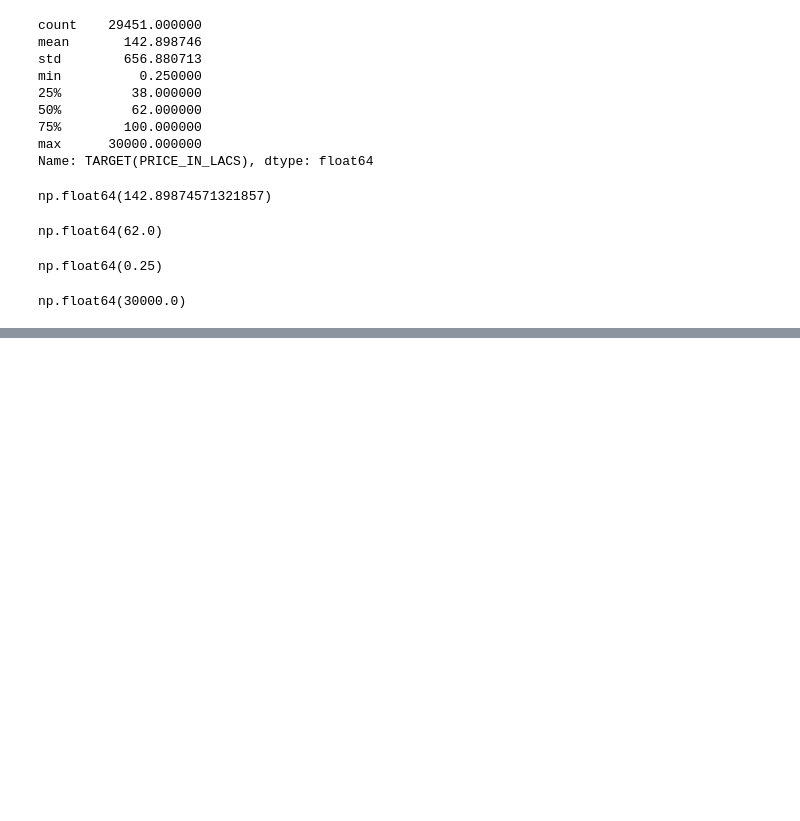
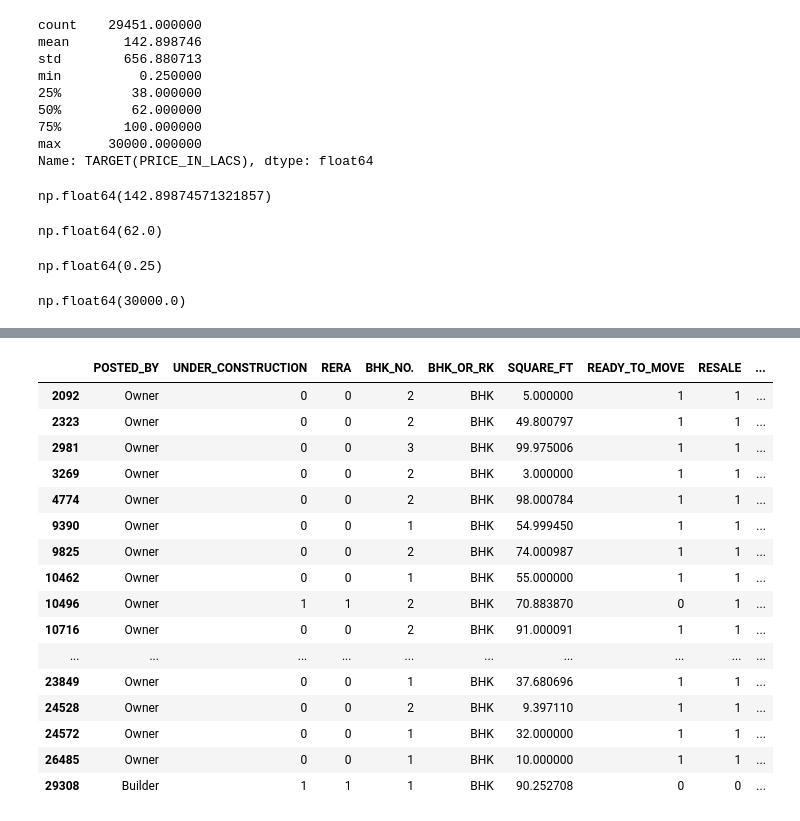
Before and after one commit to Naitikdani06/real-estate-intelligence, a Jupyter notebook: notebooks/01_data_understanding.ipynb, the cells around one changed output, grey strips where cells are left out. Cells and saved outputs as stored; diff of their text form; code cells hidden in the pictures; blank space fills up the shorter version.

```diff
--- a/notebooks/01_data_understanding.ipynb
+++ b/notebooks/01_data_understanding.ipynb
@@ -159,0 +313,20 @@ np.float64(30000.0)
+# %%
+df[df["SQUARE_FT"] < 100]
+# %% [output]
+|  | POSTED_BY | UNDER_CONSTRUCTION | RERA | BHK_NO. | BHK_OR_RK | SQUARE_FT | READY_TO_MOVE | RESALE | ... |
+| 2092 | Owner | 0 | 0 | 2 | BHK | 5.000000 | 1 | 1 | ... |
+| 2323 | Owner | 0 | 0 | 2 | BHK | 49.800797 | 1 | 1 | ... |
+| 2981 | Owner | 0 | 0 | 3 | BHK | 99.975006 | 1 | 1 | ... |
+| 3269 | Owner | 0 | 0 | 2 | BHK | 3.000000 | 1 | 1 | ... |
+| 4774 | Owner | 0 | 0 | 2 | BHK | 98.000784 | 1 | 1 | ... |
+| 9390 | Owner | 0 | 0 | 1 | BHK | 54.999450 | 1 | 1 | ... |
+| 9825 | Owner | 0 | 0 | 2 | BHK | 74.000987 | 1 | 1 | ... |
+| 10462 | Owner | 0 | 0 | 1 | BHK | 55.000000 | 1 | 1 | ... |
+| 10496 | Owner | 1 | 1 | 2 | BHK | 70.883870 | 0 | 1 | ... |
+| 10716 | Owner | 0 | 0 | 2 | BHK | 91.000091 | 1 | 1 | ... |
+| ... | ... | ... | ... | ... | ... | ... | ... | ... | ... |
+| 23849 | Owner | 0 | 0 | 1 | BHK | 37.680696 | 1 | 1 | ... |
+| 24528 | Owner | 0 | 0 | 2 | BHK | 9.397110 | 1 | 1 | ... |
+| 24572 | Owner | 0 | 0 | 1 | BHK | 32.000000 | 1 | 1 | ... |
+| 26485 | Owner | 0 | 0 | 1 | BHK | 10.000000 | 1 | 1 | ... |
+| 29308 | Builder | 1 | 1 | 1 | BHK | 90.252708 | 0 | 0 | ... |
```
Also changed, not shown: parts of 14 cells of this notebook.
